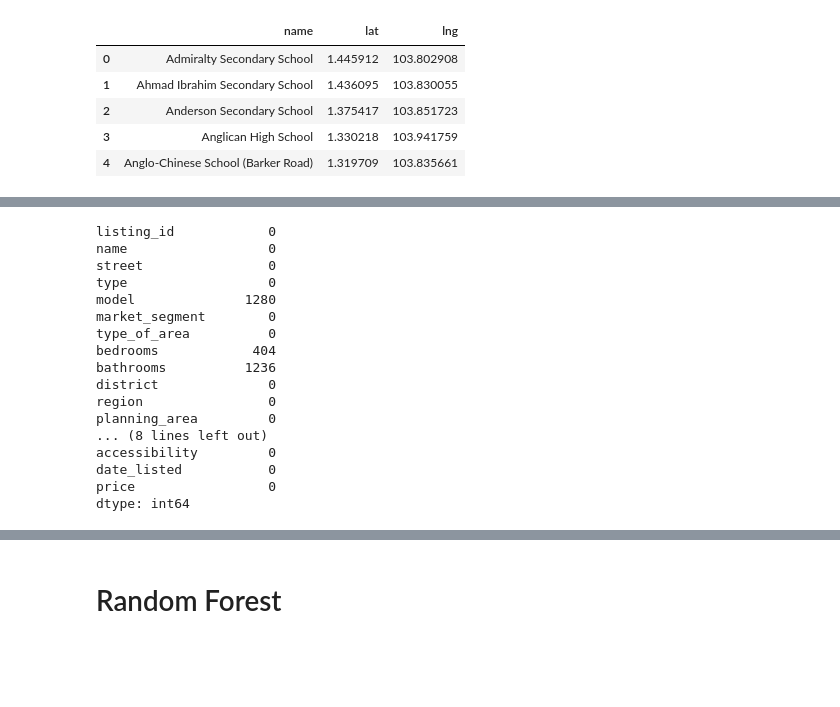
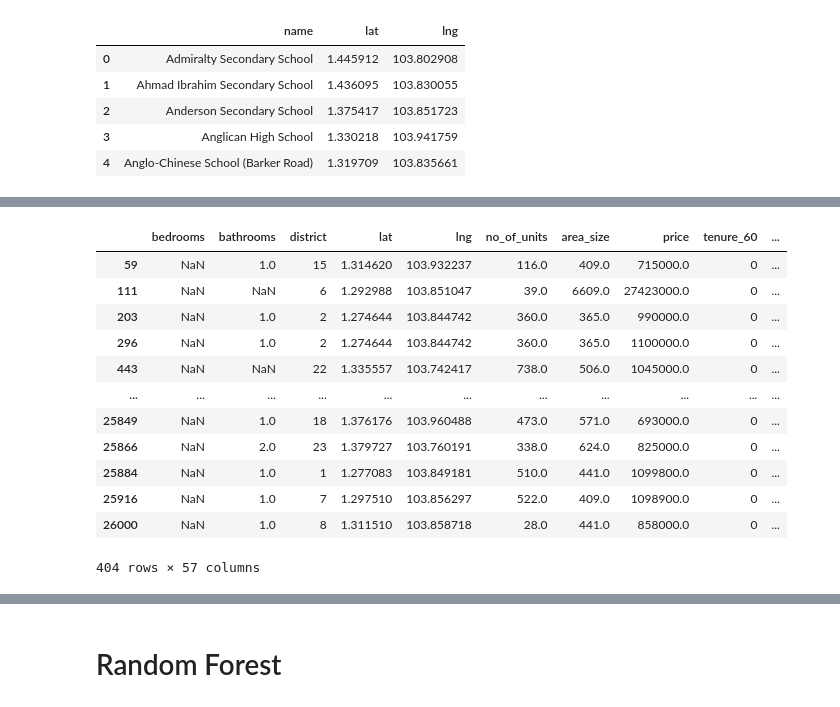
Before and after one commit to aidenywl/data-mining-property-prices, a Jupyter notebook: main_notebook.ipynb, the cells around one changed output, grey strips where cells are left out. Saved outputs shown, nothing was run; the diff lists cells and outputs as text; code cells hidden in the pictures; blank space fills up the shorter version.

```diff
--- a/main_notebook.ipynb
+++ b/main_notebook.ipynb
@@ -199,0 +166,15 @@ plt.show()
+# %%
+# First, drop all fields in TO_IGNORE as these columns are either redundant
+# e.g. we drop model because we have type
+# or they only have one unique value, e.g. 'market_segment' and 'type_of_area'.
+df_prices_train = df_prices_train.drop(columns=constants.TO_IGNORE)
+df_prices_test = df_prices_test.drop(columns=constants.TO_IGNORE)
+# %%
+# Then, we clean up the tenure fields to 3 categories: 60 years, 99 years, and freehold/999
+df_prices_train['tenure'] = df_prices_train['tenure'].apply(cleaning.tenure_to_binary)
+df_prices_test['tenure'] = df_prices_test['tenure'].apply(cleaning.tenure_to_binary)
+# Perform one hot encoding
+df_prices_train = cleaning.categorical_to_onehot(df_prices_train, ['tenure', 'type', 'region', 'planning_area'])
+df_prices_test = cleaning.categorical_to_onehot(df_prices_test, ['tenure', 'type', 'region', 'planning_area'])
+# Remove 'planning_area_seletar' column in test as that's not seen in train.
+df_prices_test.drop(columns=['planning_area_seletar'], inplace=True)
@@ -199,0 +183,24 @@ plt.show()
+# %%
+from geopy import distance
+from tqdm import tqdm
+tqdm.pandas()
+
+
+def distance_ll(lat1: float, lng1: float, lat2: float, lng2: float) -> float:
+    return distance.distance((lat1, lng1), (lat2, lng2))
+
+def dist_to_nearest_item(expr: pd.DataFrame, aux_df: pd.DataFrame) -> str:
+    return round(min(aux_df.apply(lambda x: distance_ll(expr['lat'], expr['lng'], x['lat'], x['lng']), axis=1)).km, 1)
+
+# # Add distance to Primary School.
+# df_prices_train['dist_primary_school'] = df_prices_train.progress_apply(lambda x: dist_to_nearest_item(x, df_primary_schools), axis=1)
+# df_prices_test['dist_primary_school'] = df_prices_test.progress_apply(lambda x: dist_to_nearest_item(x, df_primary_schools), axis=1)
+# %%
+# Add distance to MRT.
+df_prices_train['dist_MRT'] = df_prices_train.progress_apply(lambda x: dist_to_nearest_item(x, df_train_stations), axis=1)
+df_prices_test['dist_MRT'] = df_prices_test.progress_apply(lambda x: dist_to_nearest_item(x, df_train_stations), axis=1)
+
+# Reduce feature dimension size to a binary variable if within 500m of a MRT or not
+# Reference: https://www.propertyguru.com.sg/property-guides/hdb-near-mrt-how-much-more-56969#:~:text=On%20average%2C%204%2Droom%20HDB,flats%20without%20a%20nearby%20MRT.
+# df_prices_train['dist_MRT'] = df_prices_train['dist_MRT'] < 0.5
+# df_prices_test['dist_MRT'] = df_prices_test['dist_MRT'] < 0.5
@@ -253,21 +219,19 @@ curr expr is 3
-# %%
-df_prices_train_demo.isna().sum()
-# %% [output]
-listing_id            0
-name                  0
-street                0
-type                  0
-model              1280
-market_segment        0
-type_of_area          0
-bedrooms            404
-bathrooms          1236
-district              0
-region                0
-planning_area         0
-... (8 lines left out)
-accessibility         0
-date_listed           0
-price                 0
-dtype: int64
+# %%
+df_prices_train['bedrooms'] = df_prices_train['bedrooms'].apply(cleaning.process_bedroom_sum)
+df_prices_test['bedrooms'] = df_prices_test['bedrooms'].apply(cleaning.process_bedroom_sum)
+df_prices_train[df_prices_train['bedrooms'].isna()]
+# %% [output]
+|  | bedrooms | bathrooms | district | lat | lng | no_of_units | area_size | price | tenure_60 | ... |
+| 59 | NaN | 1.0 | 15 | 1.314620 | 103.932237 | 116.0 | 409.0 | 715000.0 | 0 | ... |
+| 111 | NaN | NaN | 6 | 1.292988 | 103.851047 | 39.0 | 6609.0 | 27423000.0 | 0 | ... |
+| 203 | NaN | 1.0 | 2 | 1.274644 | 103.844742 | 360.0 | 365.0 | 990000.0 | 0 | ... |
+| 296 | NaN | 1.0 | 2 | 1.274644 | 103.844742 | 360.0 | 365.0 | 1100000.0 | 0 | ... |
+| 443 | NaN | NaN | 22 | 1.335557 | 103.742417 | 738.0 | 506.0 | 1045000.0 | 0 | ... |
+| ... | ... | ... | ... | ... | ... | ... | ... | ... | ... | ... |
+| 25849 | NaN | 1.0 | 18 | 1.376176 | 103.960488 | 473.0 | 571.0 | 693000.0 | 0 | ... |
+| 25866 | NaN | 2.0 | 23 | 1.379727 | 103.760191 | 338.0 | 624.0 | 825000.0 | 0 | ... |
+| 25884 | NaN | 1.0 | 1 | 1.277083 | 103.849181 | 510.0 | 441.0 | 1099800.0 | 0 | ... |
+| 25916 | NaN | 1.0 | 7 | 1.297510 | 103.856297 | 522.0 | 409.0 | 1098900.0 | 0 | ... |
+| 26000 | NaN | 1.0 | 8 | 1.311510 | 103.858718 | 28.0 | 441.0 | 858000.0 | 0 | ... |
+404 rows × 57 columns
 # %% [markdown]
```
Also changed, not shown: parts of 59 cells of this notebook, 5 other files.
